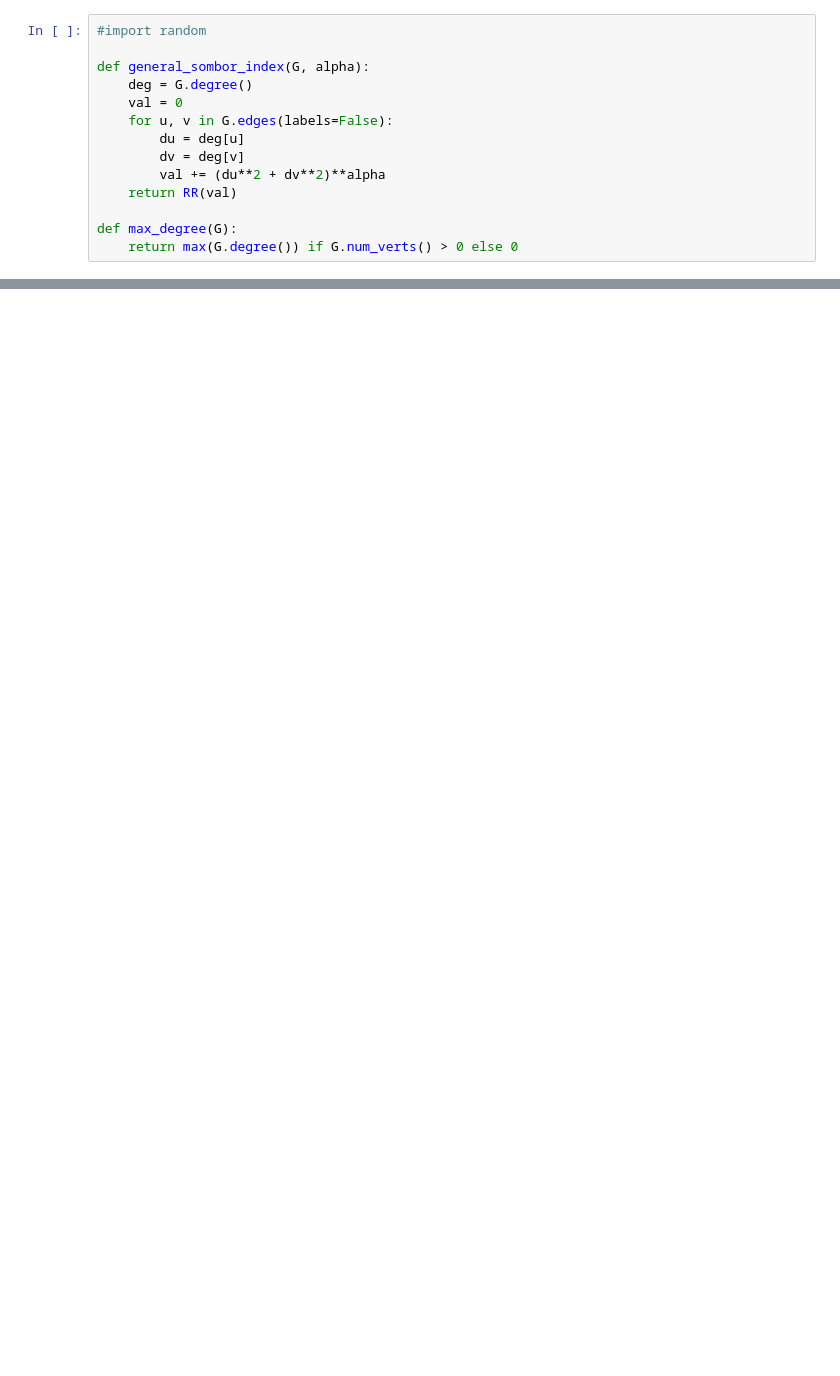
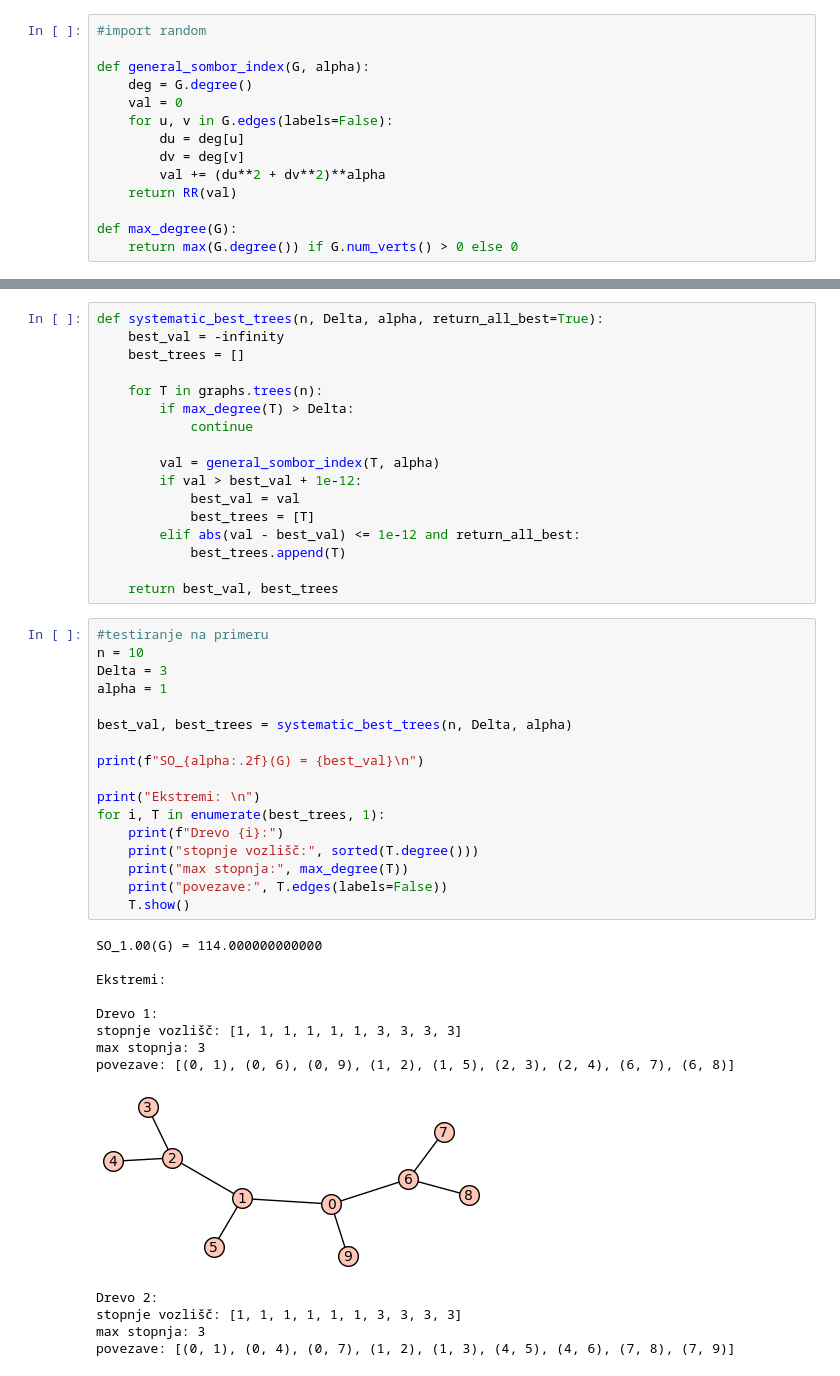
Before and after one commit to kajazefran/Projekt-FP, a Jupyter notebook: naloga.ipynb, the cells around one changed output, grey strips where cells are left out. Drawn from its saved outputs; the diff is of its cells as text; blank space fills up the shorter version.

```diff
--- a/naloga.ipynb
+++ b/naloga.ipynb
@@ -43,3 +43,51 @@ stopnje: [1, 2, 2, 1]
   α = 0.10  →  SO_α(G) = 3.58038229952095
   α = 0.50  →  SO_α(G) = 7.30056307974577
   α = 0.90  →  SO_α(G) = 15.0114183960577
+# %%
+def systematic_best_trees(n, Delta, alpha, return_all_best=True):
+    best_val = -infinity
+    best_trees = []
+
+    for T in graphs.trees(n):
+        if max_degree(T) > Delta:
+            continue
+
+        val = general_sombor_index(T, alpha)
+        if val > best_val + 1e-12:
+            best_val = val
+            best_trees = [T]
+        elif abs(val - best_val) <= 1e-12 and return_all_best:
+            best_trees.append(T)
+
+    return best_val, best_trees
+# %%
+#testiranje na primeru
+n = 10
+Delta = 3
+alpha = 1
+
+best_val, best_trees = systematic_best_trees(n, Delta, alpha)
+
+print(f"SO_{alpha:.2f}(G) = {best_val}\n")
+
+print("Ekstremi: \n")
+for i, T in enumerate(best_trees, 1):
+    print(f"Drevo {i}:")
+    print("stopnje vozlišč:", sorted(T.degree()))
+    print("max stopnja:", max_degree(T))
+    print("povezave:", T.edges(labels=False))
+    T.show()
+# %% [output]
+SO_1.00(G) = 114.000000000000
+
+Ekstremi:
+
+Drevo 1:
+stopnje vozlišč: [1, 1, 1, 1, 1, 1, 3, 3, 3, 3]
+max stopnja: 3
+povezave: [(0, 1), (0, 6), (0, 9), (1, 2), (1, 5), (2, 3), (2, 4), (6, 7), (6, 8)]
+[figure, added]
+Drevo 2:
+stopnje vozlišč: [1, 1, 1, 1, 1, 1, 3, 3, 3, 3]
+max stopnja: 3
+povezave: [(0, 1), (0, 4), (0, 7), (1, 2), (1, 3), (4, 5), (4, 6), (7, 8), (7, 9)]
```
Also changed, not shown: parts of 3 cells of this notebook.
